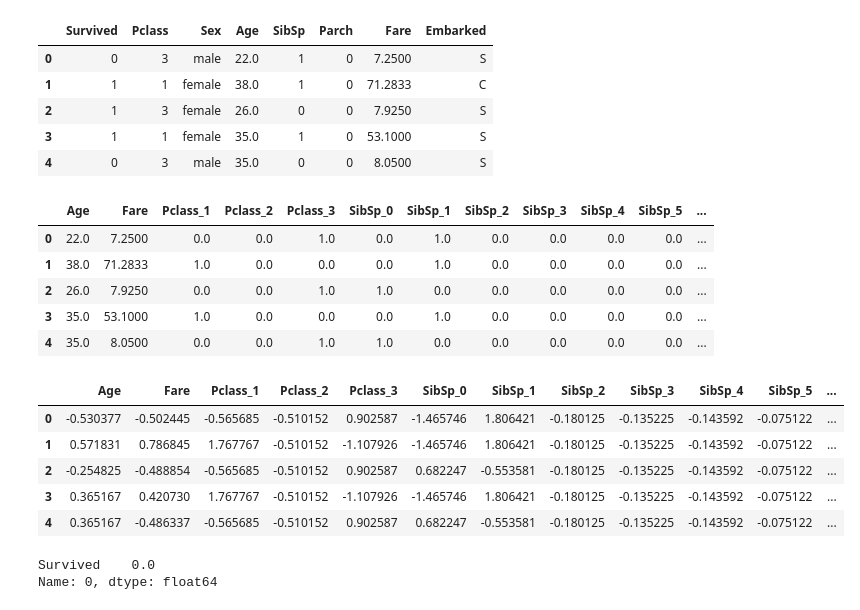
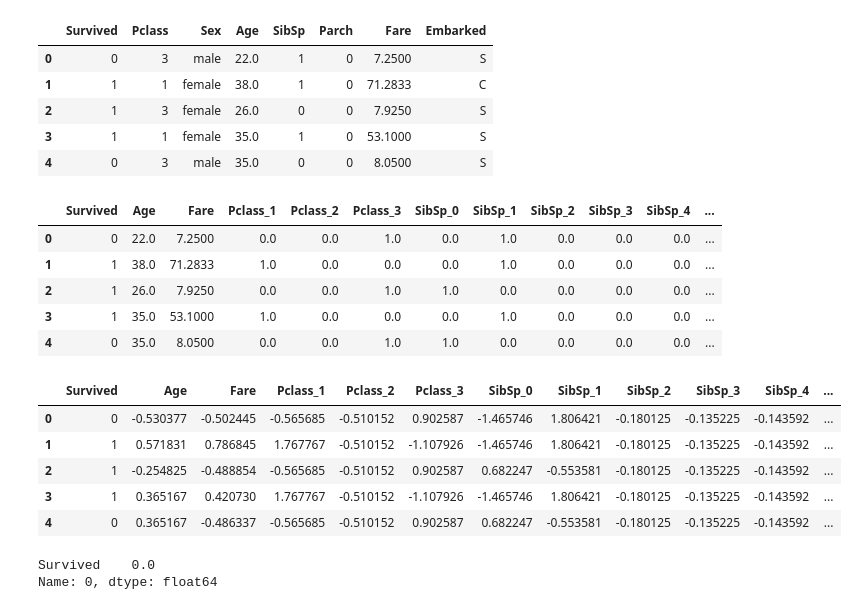
Before and after one commit to dmitrymailk/learn_DL, a Jupyter notebook: dive_into_dl/LinearRegression.ipynb, the cells around one changed output. Drawn from its saved outputs; the diff is of its cells as text; code cells hidden in the pictures.

```diff
--- a/dive_into_dl/LinearRegression.ipynb
+++ b/dive_into_dl/LinearRegression.ipynb
@@ -56,45 +56,45 @@ def encode_categorical(dataset, columns):
 
 # encode_categorical(dataset_train, ['Sex', 'Embarked']).head(3)
 # %%
-categorical_labels = ['Pclass', 'SibSp',  'Embarked', 'Sex', 'Parch', 'Survived']
+categorical_labels = ['Pclass', 'SibSp',  'Embarked', 'Sex', 'Parch',]
 dataset_train = encode_categorical(dataset_train, categorical_labels)
 dataset_train.head(5)
 # %% [output]
-|  | Age | Fare | Pclass_1 | Pclass_2 | Pclass_3 | SibSp_0 | SibSp_1 | SibSp_2 | SibSp_3 | SibSp_4 | SibSp_5 | ... |
-| 0 | 22.0 | 7.2500 | 0.0 | 0.0 | 1.0 | 0.0 | 1.0 | 0.0 | 0.0 | 0.0 | 0.0 | ... |
-| 1 | 38.0 | 71.2833 | 1.0 | 0.0 | 0.0 | 0.0 | 1.0 | 0.0 | 0.0 | 0.0 | 0.0 | ... |
-| 2 | 26.0 | 7.9250 | 0.0 | 0.0 | 1.0 | 1.0 | 0.0 | 0.0 | 0.0 | 0.0 | 0.0 | ... |
-| 3 | 35.0 | 53.1000 | 1.0 | 0.0 | 0.0 | 0.0 | 1.0 | 0.0 | 0.0 | 0.0 | 0.0 | ... |
-| 4 | 35.0 | 8.0500 | 0.0 | 0.0 | 1.0 | 1.0 | 0.0 | 0.0 | 0.0 | 0.0 | 0.0 | ... |
+|  | Survived | Age | Fare | Pclass_1 | Pclass_2 | Pclass_3 | SibSp_0 | SibSp_1 | SibSp_2 | SibSp_3 | SibSp_4 | ... |
+| 0 | 0 | 22.0 | 7.2500 | 0.0 | 0.0 | 1.0 | 0.0 | 1.0 | 0.0 | 0.0 | 0.0 | ... |
+| 1 | 1 | 38.0 | 71.2833 | 1.0 | 0.0 | 0.0 | 0.0 | 1.0 | 0.0 | 0.0 | 0.0 | ... |
+| 2 | 1 | 26.0 | 7.9250 | 0.0 | 0.0 | 1.0 | 1.0 | 0.0 | 0.0 | 0.0 | 0.0 | ... |
+| 3 | 1 | 35.0 | 53.1000 | 1.0 | 0.0 | 0.0 | 0.0 | 1.0 | 0.0 | 0.0 | 0.0 | ... |
+| 4 | 0 | 35.0 | 8.0500 | 0.0 | 0.0 | 1.0 | 1.0 | 0.0 | 0.0 | 0.0 | 0.0 | ... |
 # %%
 def standardize_data(dataset, exclude_columns):
   dataset = dataset.copy(deep=True)
   dataset_cols = list(set(dataset.columns.values) - set(exclude_columns))
   for column_name in dataset_cols:
     # column_name = "Age"
     column = dataset[column_name].to_numpy()
     nan_indexes = np.isnan(column)
     real_indexes = ~np.isnan(column)
 
     n = real_indexes.astype(int).sum()
     real_column = column[real_indexes]
 
     real_column_mean = real_column.sum() / n # or .mean()
     real_column_var = (np.sum([(column[i]-real_column_mean)**2 if item else 0 for i, item in enumerate(list(real_indexes))]) / n)**(1/2)
     std_column = np.array([(column[i]-real_column_mean) / real_column_var if item else 0 for i, item in enumerate(list(real_indexes))])
 
     dataset.loc[:, column_name] = std_column
   return dataset
 
-dataset_train = standardize_data(dataset_train, ['Survived_0', 'Survived_1'])
+dataset_train = standardize_data(dataset_train, ['Survived'])
 dataset_train.head()
 # %% [output]
-|  | Age | Fare | Pclass_1 | Pclass_2 | Pclass_3 | SibSp_0 | SibSp_1 | SibSp_2 | SibSp_3 | SibSp_4 | SibSp_5 | ... |
-| 0 | -0.530377 | -0.502445 | -0.565685 | -0.510152 | 0.902587 | -1.465746 | 1.806421 | -0.180125 | -0.135225 | -0.143592 | -0.075122 | ... |
-| 1 | 0.571831 | 0.786845 | 1.767767 | -0.510152 | -1.107926 | -1.465746 | 1.806421 | -0.180125 | -0.135225 | -0.143592 | -0.075122 | ... |
-| 2 | -0.254825 | -0.488854 | -0.565685 | -0.510152 | 0.902587 | 0.682247 | -0.553581 | -0.180125 | -0.135225 | -0.143592 | -0.075122 | ... |
-| 3 | 0.365167 | 0.420730 | 1.767767 | -0.510152 | -1.107926 | -1.465746 | 1.806421 | -0.180125 | -0.135225 | -0.143592 | -0.075122 | ... |
-| 4 | 0.365167 | -0.486337 | -0.565685 | -0.510152 | 0.902587 | 0.682247 | -0.553581 | -0.180125 | -0.135225 | -0.143592 | -0.075122 | ... |
+|  | Survived | Age | Fare | Pclass_1 | Pclass_2 | Pclass_3 | SibSp_0 | SibSp_1 | SibSp_2 | SibSp_3 | SibSp_4 | ... |
+| 0 | 0 | -0.530377 | -0.502445 | -0.565685 | -0.510152 | 0.902587 | -1.465746 | 1.806421 | -0.180125 | -0.135225 | -0.143592 | ... |
+| 1 | 1 | 0.571831 | 0.786845 | 1.767767 | -0.510152 | -1.107926 | -1.465746 | 1.806421 | -0.180125 | -0.135225 | -0.143592 | ... |
+| 2 | 1 | -0.254825 | -0.488854 | -0.565685 | -0.510152 | 0.902587 | 0.682247 | -0.553581 | -0.180125 | -0.135225 | -0.143592 | ... |
+| 3 | 1 | 0.365167 | 0.420730 | 1.767767 | -0.510152 | -1.107926 | -1.465746 | 1.806421 | -0.180125 | -0.135225 | -0.143592 | ... |
+| 4 | 0 | 0.365167 | -0.486337 | -0.565685 | -0.510152 | 0.902587 | 0.682247 | -0.553581 | -0.180125 | -0.135225 | -0.143592 | ... |
 # %%
 dataset_train.iloc[0][['Survived']]
 # some = dataset_train.iloc[0]
```
Also changed, not shown: parts of 5 cells of this notebook, 1 other file.
